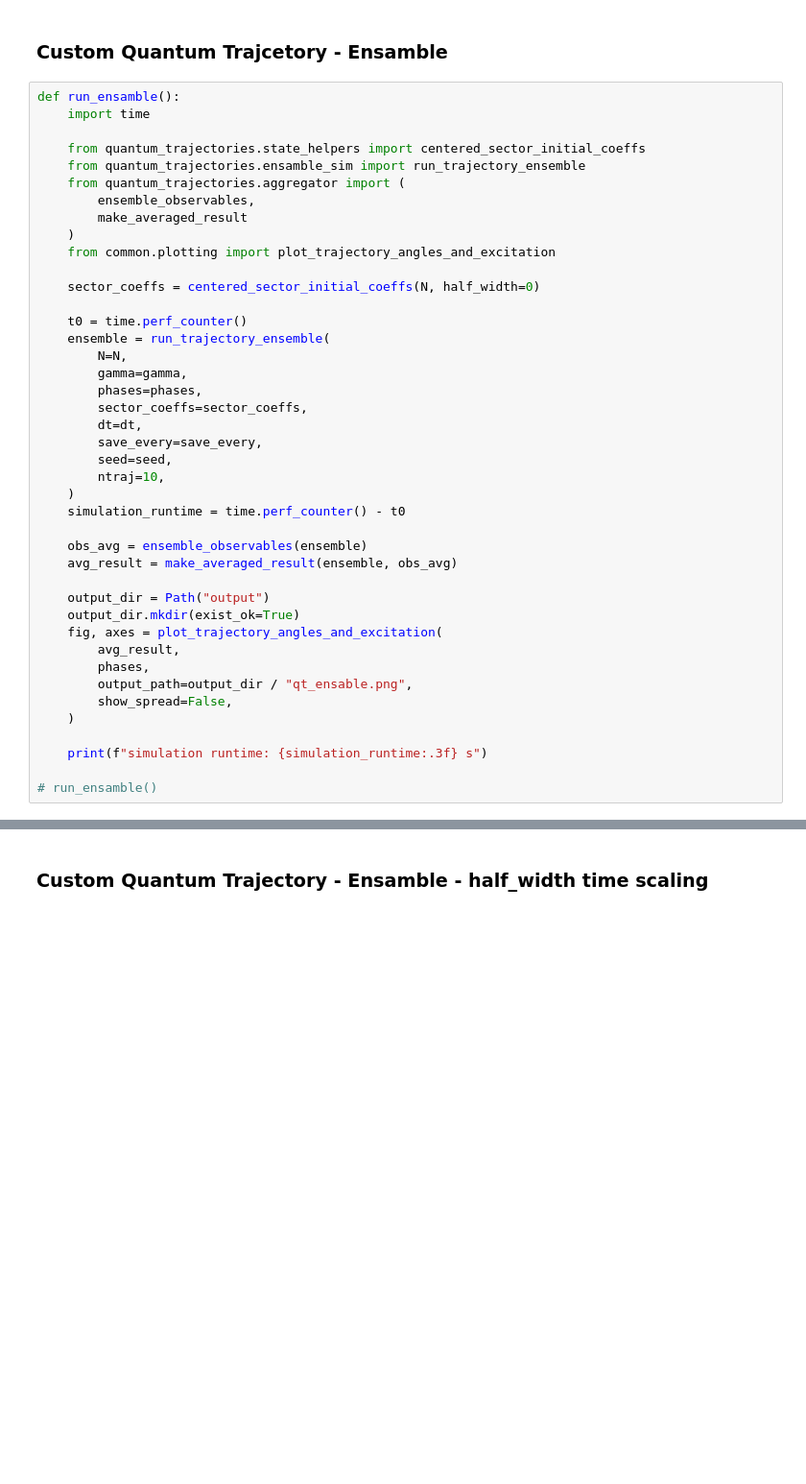
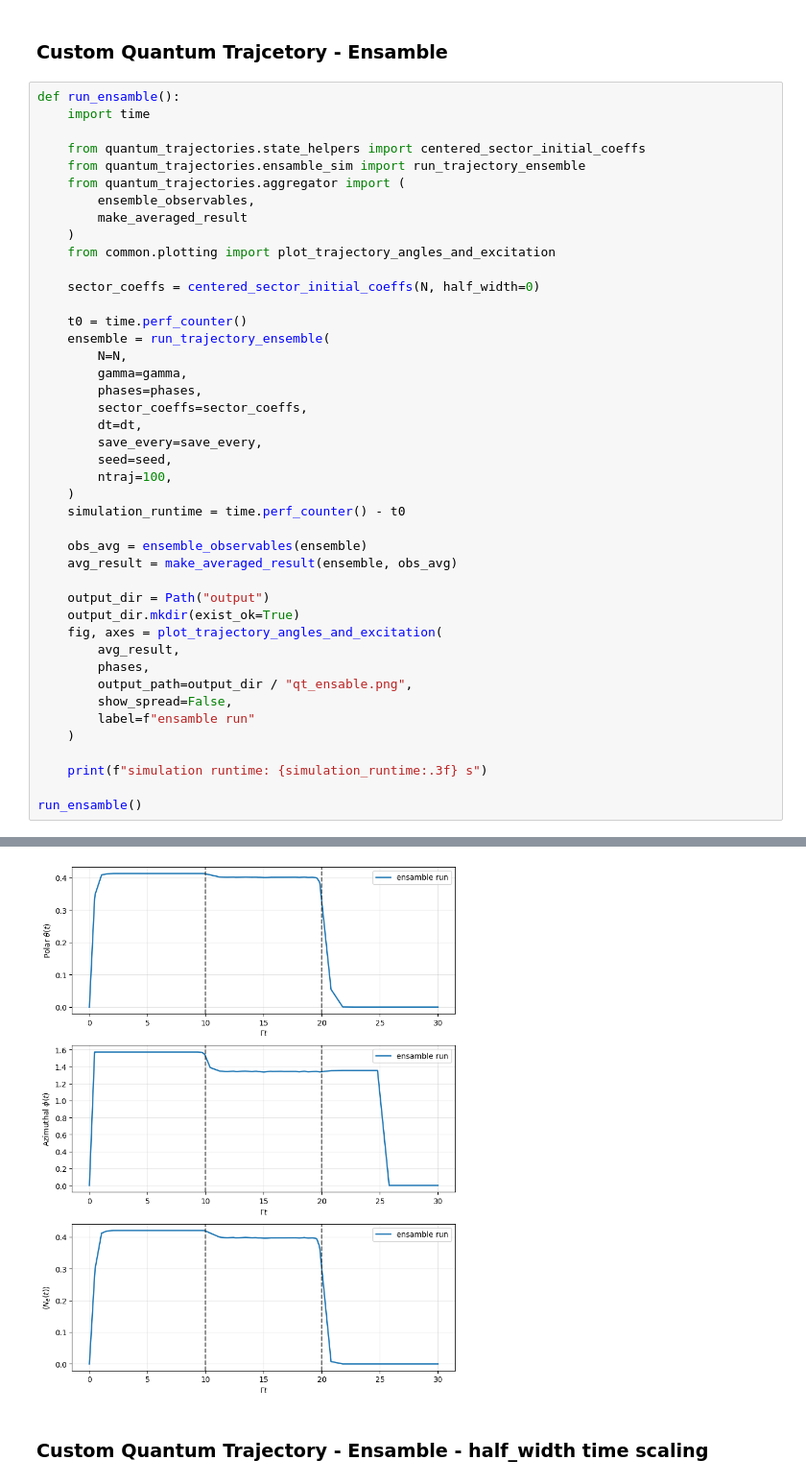
Before and after one commit to AsharKamal98/cavity-OAT, a Jupyter notebook: main.ipynb, the cells around one changed output, grey strips where cells are left out. Shown at 96% size. Drawn from its saved outputs; the diff is of its cells as text; blank space fills up the shorter version.

```diff
--- a/main.ipynb
+++ b/main.ipynb
@@ -98,7 +100,7 @@ def run_ensamble():
         dt=dt,
         save_every=save_every,
         seed=seed,
-        ntraj=10,
+        ntraj=100,
     )
     simulation_runtime = time.perf_counter() - t0
 
@@ -112,8 +114,10 @@ def run_ensamble():
         phases,
         output_path=output_dir / "qt_ensable.png",
         show_spread=False,
+        label=f"ensamble run"
     )
 
     print(f"simulation runtime: {simulation_runtime:.3f} s")
 
-# run_ensamble()
+run_ensamble()
+# %% [output]
@@ -120,3 +125,4 @@ def run_ensamble():
+[figure, added]
 # %% [markdown]
 ### Custom Quantum Trajectory - Ensamble - half_width time scaling
 # %%
```
Also changed, not shown: parts of 7 cells of this notebook, 5 other files.
